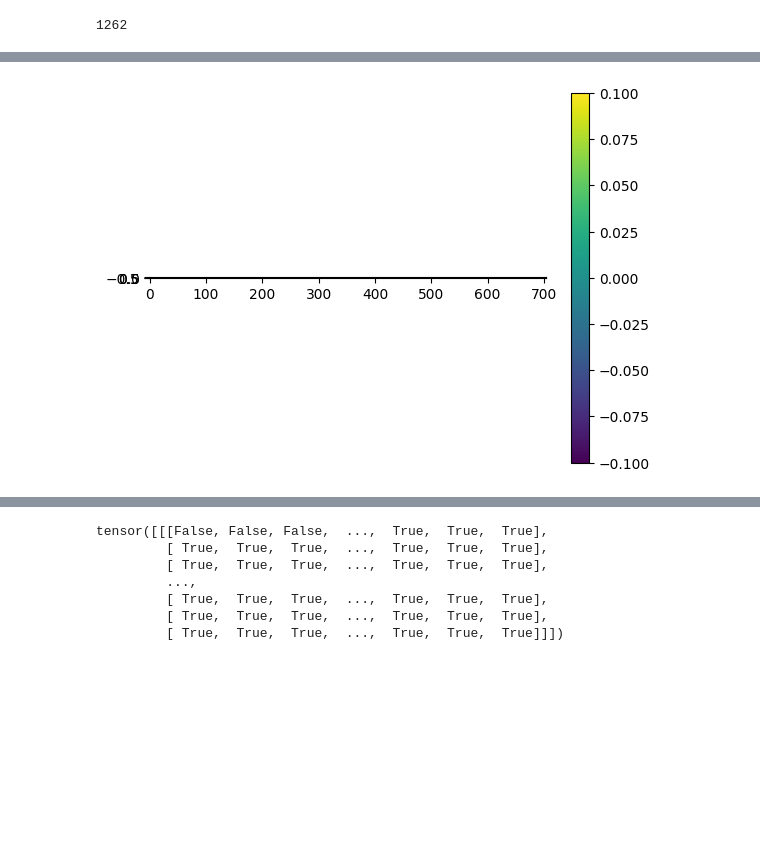
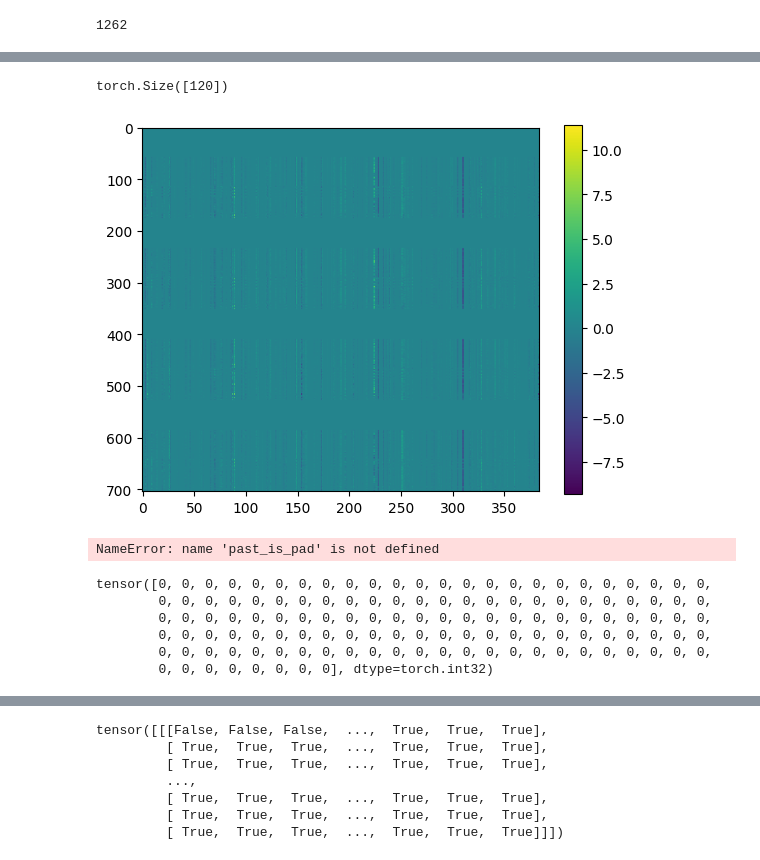
Before and after one commit to sirrus98/uni2ts, a Jupyter notebook: example/dataloader_test.ipynb, the cells around one changed output, grey strips where cells are left out. Cells and saved outputs as stored; diff of their text form; code cells hidden in the pictures; blank space fills up the shorter version.

Commit message:
dataloader ready, now the prediction head data formatting

```diff
--- a/example/dataloader_test.ipynb
+++ b/example/dataloader_test.ipynb
@@ -36,9 +37,8 @@ class RNSDataloader(Dataset):
     def __getitem__(self, idx):
         loaded_npy = np.load(os.path.join(self.root_dir, self.file_names[idx]), allow_pickle=True).item()
 
-
         data = torch.as_tensor(loaded_npy['data']).to(dtype=torch.float32)
-        label = torch.as_tensor(loaded_npy['label'], dtype=bool)
+        label = torch.as_tensor(loaded_npy['label'], dtype=torch.int)
 
         return data, label, self.patch_size_int
 # %%
@@ -87,5 +126,6 @@ def comb(data):
 # %%
 dataset = RNSDataloader('data_cache')
-dataloader = DataLoader(dataset, batch_size=1, shuffle=True, collate_fn=comb)
-next(iter(dataloader))
+dataloader = DataLoader(dataset, batch_size=4, shuffle=True, collate_fn=comb)
+data_zip, label = next(iter(dataloader))
+target, observed_mask, sample_id, time_id, variate_id, prediction_mask, patch_size = data_zip
 # %% [output]
@@ -125,0 +141,4 @@ label.shape torch.Size([176])
+# %%
+encoded_rep = EncoderModel(MoiraiModule.from_pretrained(f"Salesforce/moirai-1.1-R-small"))(data_zip)
+print("encoded_rep", encoded_rep.shape)
+print('label', label.shape)
@@ -125,0 +156,16 @@ label.shape torch.Size([176])
+# %%
+import torch
+
+# Example data tensor (batch, channel, feature)
+data = encoded_rep
+
+# Example mask tensor (batch, channel)
+mask = sample_id  # Mask with 0 or 1
+
+# Reshape the mask to (batch, channel, 1) to match the feature dimension
+mask = mask.unsqueeze(-1)  # Shape becomes (batch, channel, 1)
+
+# Apply the mask to the data tensor
+# If mask is 1, keep the data; if mask is 0, zero out the data
+reverted_data = data * mask
+reverted_data.shape
@@ -126,6 +325,24 @@ label.shape torch.Size([176])
+# %%
+(test_label == 1).any(dim=1).long().shape
+# %% [output]
+torch.Size([120])
 # %%
-plt.imshow(prediction_mask.detach())
+plt.imshow(reverted_data.detach()[3])
+plt.gca().set_aspect(0.5)
 plt.colorbar()
 plt.show()
 # %% [output]
-[figure, old version]
+[figure, new version]
+# %%
+past_is_pad
+# %% [output]
+NameError: name 'past_is_pad' is not defined
+# %%
+label[1][-4]
+# %% [output]
+tensor([0, 0, 0, 0, 0, 0, 0, 0, 0, 0, 0, 0, 0, 0, 0, 0, 0, 0, 0, 0, 0, 0, 0, 0,
+        0, 0, 0, 0, 0, 0, 0, 0, 0, 0, 0, 0, 0, 0, 0, 0, 0, 0, 0, 0, 0, 0, 0, 0,
+        0, 0, 0, 0, 0, 0, 0, 0, 0, 0, 0, 0, 0, 0, 0, 0, 0, 0, 0, 0, 0, 0, 0, 0,
+        0, 0, 0, 0, 0, 0, 0, 0, 0, 0, 0, 0, 0, 0, 0, 0, 0, 0, 0, 0, 0, 0, 0, 0,
+        0, 0, 0, 0, 0, 0, 0, 0, 0, 0, 0, 0, 0, 0, 0, 0, 0, 0, 0, 0, 0, 0, 0, 0,
+        0, 0, 0, 0, 0, 0, 0, 0], dtype=torch.int32)
```
Also changed, not shown: parts of 24 cells of this notebook, 5 other files.
